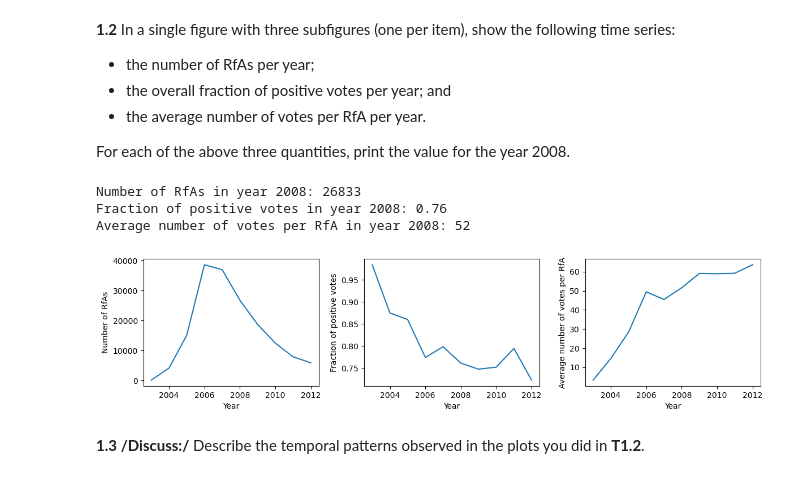
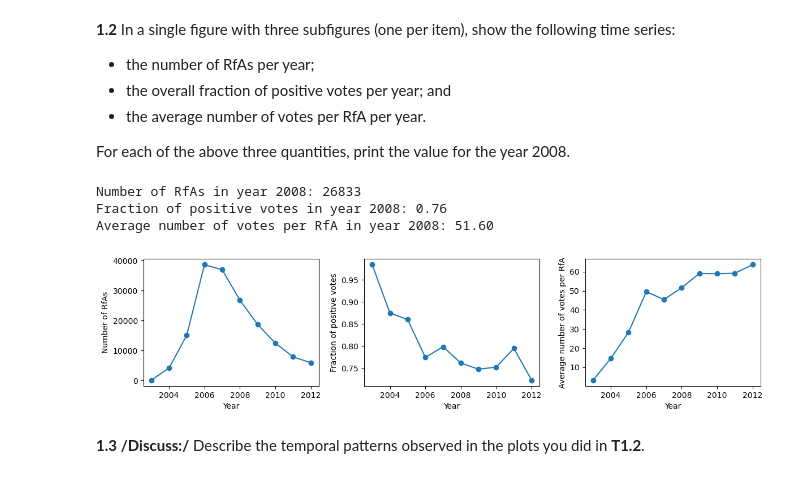
Before and after one commit to Zhang-XC/ADA2023, a Jupyter notebook: Past exams/2022/exam.ipynb, the cells around one changed output. Saved outputs shown, nothing was run; the diff lists cells and outputs as text; code cells hidden in the pictures.

```diff
--- a/Past exams/2022/exam.ipynb
+++ b/Past exams/2022/exam.ipynb
@@ -87,39 +87,39 @@ For each of the above three quantities, print the value for the year 2008.
 # %%
 # 1.2
 year = sorted(df.YEA.unique())
 
 num_rfa_per_year = df.groupby("YEA").agg(count=("YEA", "size")).sort_values("YEA")
 
 frac_pos_per_year = df.groupby(["YEA", "VOT"]).agg(frac=("VOT", "size")) / df.groupby("YEA").agg(frac=("YEA", "size"))
 frac_pos_per_year = frac_pos_per_year.reset_index().set_index("YEA")
 frac_pos_per_year = frac_pos_per_year.loc[frac_pos_per_year["VOT"] == 1].drop(columns=["VOT"])
 
 avg_num_vot_per_year = df.groupby(["YEA", "TGT"]).agg(count=("TGT", "size")).groupby("YEA").mean()
 
 print("Number of RfAs in year 2008: %.0f" % num_rfa_per_year.loc[2008])
 print("Fraction of positive votes in year 2008: %.2f" % frac_pos_per_year.loc[2008])
-print("Average number of votes per RfA in year 2008: %.0f \n" % avg_num_vot_per_year.loc[2008])
+print("Average number of votes per RfA in year 2008: %.2f \n" % avg_num_vot_per_year.loc[2008])
 
 fig, axs = plt.subplots(1, 3, figsize=(12, 3))
-axs[0].plot(year, num_rfa_per_year)
+axs[0].plot(year, num_rfa_per_year, '-o')
 axs[0].set_xlabel("Year")
 axs[0].set_ylabel("Number of RfAs")
 
-axs[1].plot(year, frac_pos_per_year)
+axs[1].plot(year, frac_pos_per_year, '-o')
 axs[1].set_xlabel("Year")
 axs[1].set_ylabel("Fraction of positive votes")
 
-axs[2].plot(year, avg_num_vot_per_year)
+axs[2].plot(year, avg_num_vot_per_year, '-o')
 axs[2].set_xlabel("Year")
 axs[2].set_ylabel("Average number of votes per RfA")
 
 plt.tight_layout()
 plt.show()
 # %% [output]
 Number of RfAs in year 2008: 26833
 Fraction of positive votes in year 2008: 0.76
-Average number of votes per RfA in year 2008: 52
+Average number of votes per RfA in year 2008: 51.60
-[figure, old version]
+[figure, new version]
 # %% [markdown]
 **1.3**
 **/Discuss:/** Describe the temporal patterns observed in the plots you did in **T1.2**.
```
Also changed, not shown: parts of 14 cells of this notebook.
